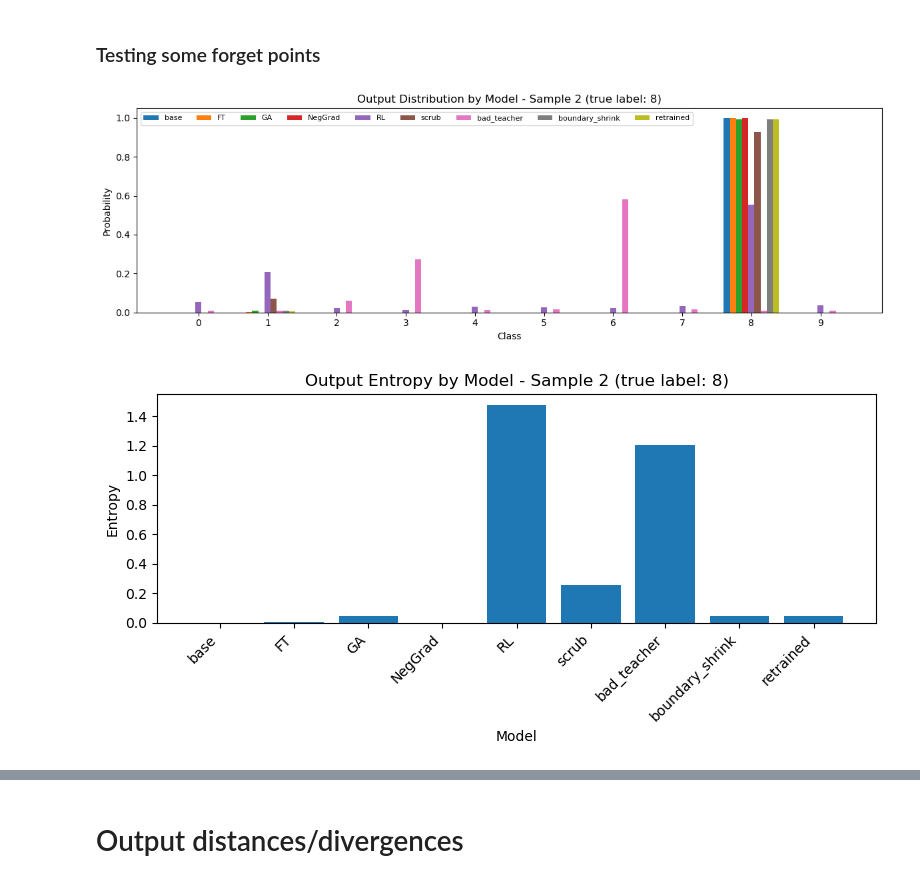
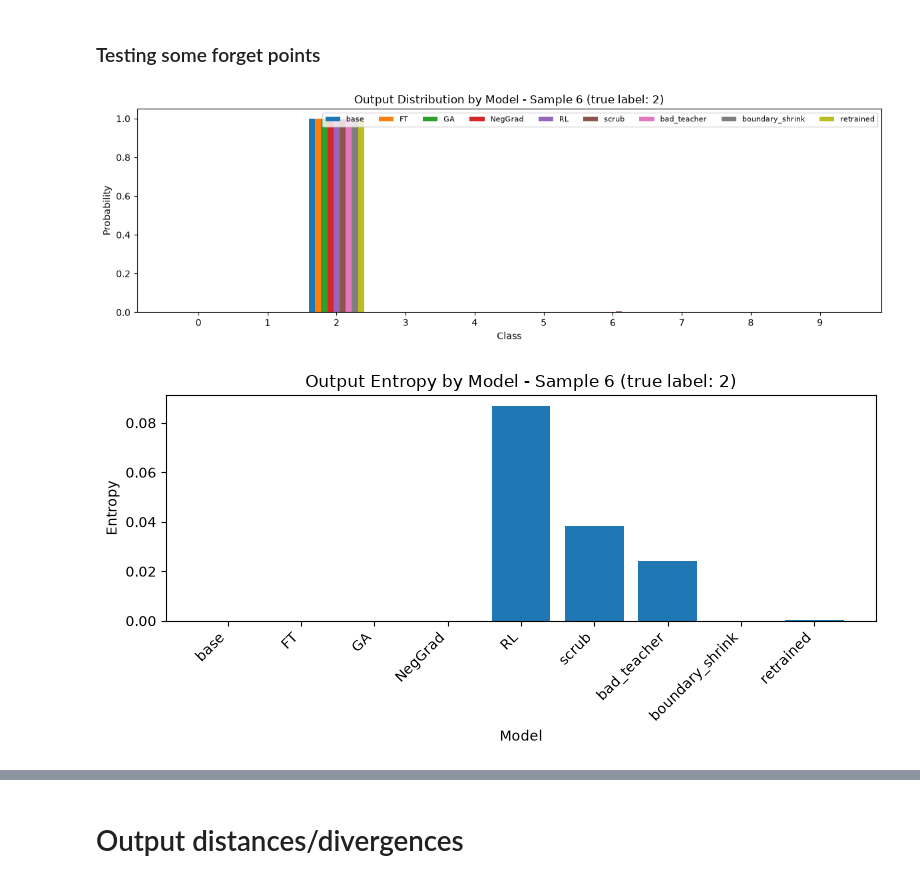
Before and after one commit to probabilistic-adaptation/verifying_unlearning_2026, a Jupyter notebook: master_auditor.ipynb, the cells around one changed output, grey strips where cells are left out. Cells and saved outputs as stored; diff of their text form; code cells hidden in the pictures.

```diff
--- a/master_auditor.ipynb
+++ b/master_auditor.ipynb
@@ -42,7 +42,7 @@ import glob
 from models.archs.utils import init_model
 from evaluation.distances import absolute_distance, l2_distance, JSDiv, kl_div_metric
 
-device = "cpu"
+device = "cuda"
 
 # the original model
 all_paths = glob.glob(os.path.join("models/model_checkpoints/seed_4/pretrained/CIFAR10_ResNet_100_epochs", "*.pth"))
@@ -50,17 +50,17 @@ base_model_path = [f for f in all_paths][0] # janky way of only grabbing the fir
 base_model = init_model(model_class = "ResNet", num_classes = 10, checkpoint_path = base_model_path).to(device)
 
 # the candidate model
-FT_model = init_model(model_class = "ResNet", num_classes = 10, checkpoint_path="models/model_checkpoints/seed_5/FT_epoch_10_random_0.1.pth").to(device)
-GA_model = init_model(model_class = "ResNet", num_classes = 10, checkpoint_path="models/model_checkpoints/seed_5/GA_epoch_5_random_0.1.pth").to(device)
-NegGrad_model = init_model(model_class = "ResNet", num_classes = 10, checkpoint_path="models/model_checkpoints/seed_5/NegGrad_plus_epoch_10_random_0.1.pth").to(device)
-RL_model = init_model(model_class = "ResNet", num_classes = 10, checkpoint_path="models/model_checkpoints/seed_5/RL_epoch_10_random_0.1.pth").to(device)
-scrub_model = init_model(model_class = "ResNet", num_classes = 10, checkpoint_path="models/model_checkpoints/seed_5/scrub_epoch_10_random_0.1.pth").to(device)
-bad_teacher_model = init_model(model_class = "ResNet", num_classes = 10, checkpoint_path="models/model_checkpoints/seed_5/bad_teacher_epoch_2_random_0.1.pth").to(device)
-boundary_shrink_model = init_model(model_class = "ResNet", num_classes = 10, checkpoint_path="models/model_checkpoints/seed_5/boundary_shrink_epoch_10_random_0.1.pth").to(device)
+FT_model = init_model(model_class = "ResNet", num_classes = 10, checkpoint_path="models/model_checkpoints/seed_5/FT_epoch_30_random_0.1_run_1.pth").to(device)
+GA_model = init_model(model_class = "ResNet", num_classes = 10, checkpoint_path="models/model_checkpoints/seed_5/GA_epoch_2_random_0.1_run_1.pth").to(device)
+NegGrad_model = init_model(model_class = "ResNet", num_classes = 10, checkpoint_path="models/model_checkpoints/seed_5/NegGrad_plus_epoch_2_random_0.1_run_1.pth").to(device)
+RL_model = init_model(model_class = "ResNet", num_classes = 10, checkpoint_path="models/model_checkpoints/seed_5/RL_epoch_2_random_0.1_run_1.pth").to(device)
+scrub_model = init_model(model_class = "ResNet", num_classes = 10, checkpoint_path="models/model_checkpoints/seed_5/scrub_epoch_2_random_0.1_run_1.pth").to(device)
+bad_teacher_model = init_model(model_class = "ResNet", num_classes = 10, checkpoint_path="models/model_checkpoints/seed_5/bad_teacher_epoch_2_random_0.1_run_1.pth").to(device)
+boundary_shrink_model = init_model(model_class = "ResNet", num_classes = 10, checkpoint_path="models/model_checkpoints/seed_5/boundary_shrink_epoch_3_random_0.1_run_1.pth").to(device)
 # UNSIR_model = init_model(model_class = "ResNet", num_classes = 10, checkpoint_path="models/model_checkpoints/seed_5/UNSIR_epoch_2_random_0.1.pth").to(device)
 
 # the oracle model
-all_paths = glob.glob(os.path.join("models/model_checkpoints/seed_4/retrain_from_scratch", "*.pth"))
+all_paths = glob.glob(os.path.join("models/model_checkpoints/seed_5/retrain_from_scratch", "*.pth"))
 retrain_model_path = [f for f in all_paths if "ResNet" in f][0] # janky way of only grabbing the first element
 retrained_model = init_model(model_class = "ResNet", num_classes = 10, checkpoint_path = retrain_model_path).to(device)
 
@@ -71,6 +71,7 @@ NegGrad_model.eval()
 RL_model.eval()
 scrub_model.eval()
 boundary_shrink_model.eval()
+bad_teacher_model.eval()
 # UNSIR_model.eval()
 retrained_model.eval()
 # %% [output]
@@ -329,34 +330,34 @@ def model_output_distribution_chart(loader, idx, num_classes=10, entropy=False):
         fig, ax = plt.subplots(figsize=(8, 4))
         ax.bar(list(entropies.keys()), list(entropies.values()))
 
         ax.set_xlabel("Model")
         ax.set_ylabel("Entropy")
         ax.set_title(f"Output Entropy by Model - Sample {idx} (true label: {target})")
         plt.xticks(rotation=45, ha="right")
         plt.tight_layout()
         plt.show()
         return
 
     x = np.arange(num_classes)
     n_models = len(models)
     width = 0.8 / n_models
 
     fig, ax = plt.subplots(figsize=(12, 4))
     for i, (name, p) in enumerate(probs.items()):
         offset = (i - (n_models - 1) / 2) * width
         ax.bar(x + offset, p, width, label=name)
 
     ax.set_xlabel("Class")
     ax.set_ylabel("Probability")
     ax.set_title(f"Output Distribution by Model - Sample {idx} (true label: {target})")
     ax.set_xticks(x)
     ax.legend(fontsize=8, ncol=n_models)
     plt.tight_layout()
     plt.show()
 
 # example usage
-model_output_distribution_chart(unlearning_loaders["test"], idx=2)
-model_output_distribution_chart(unlearning_loaders["test"], idx=2, entropy=True)
+model_output_distribution_chart(unlearning_loaders["forget"], idx = 6)
+model_output_distribution_chart(unlearning_loaders["forget"], idx = 6, entropy=True)
 # %% [output]
-[figure, old version]
+[figure, new version]
-[figure, old version]
+[figure, new version]
```
Also changed, not shown: parts of 4 cells of this notebook, 28 other files.
